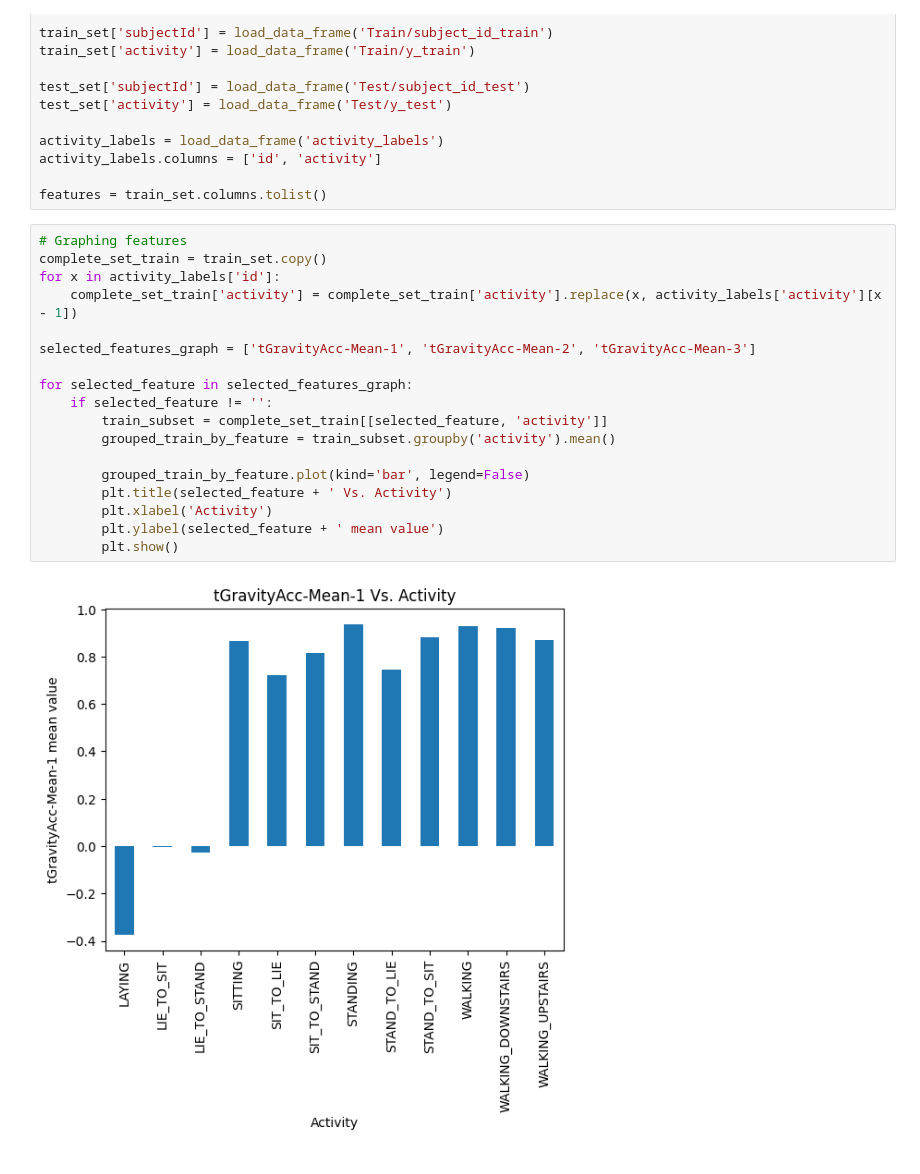
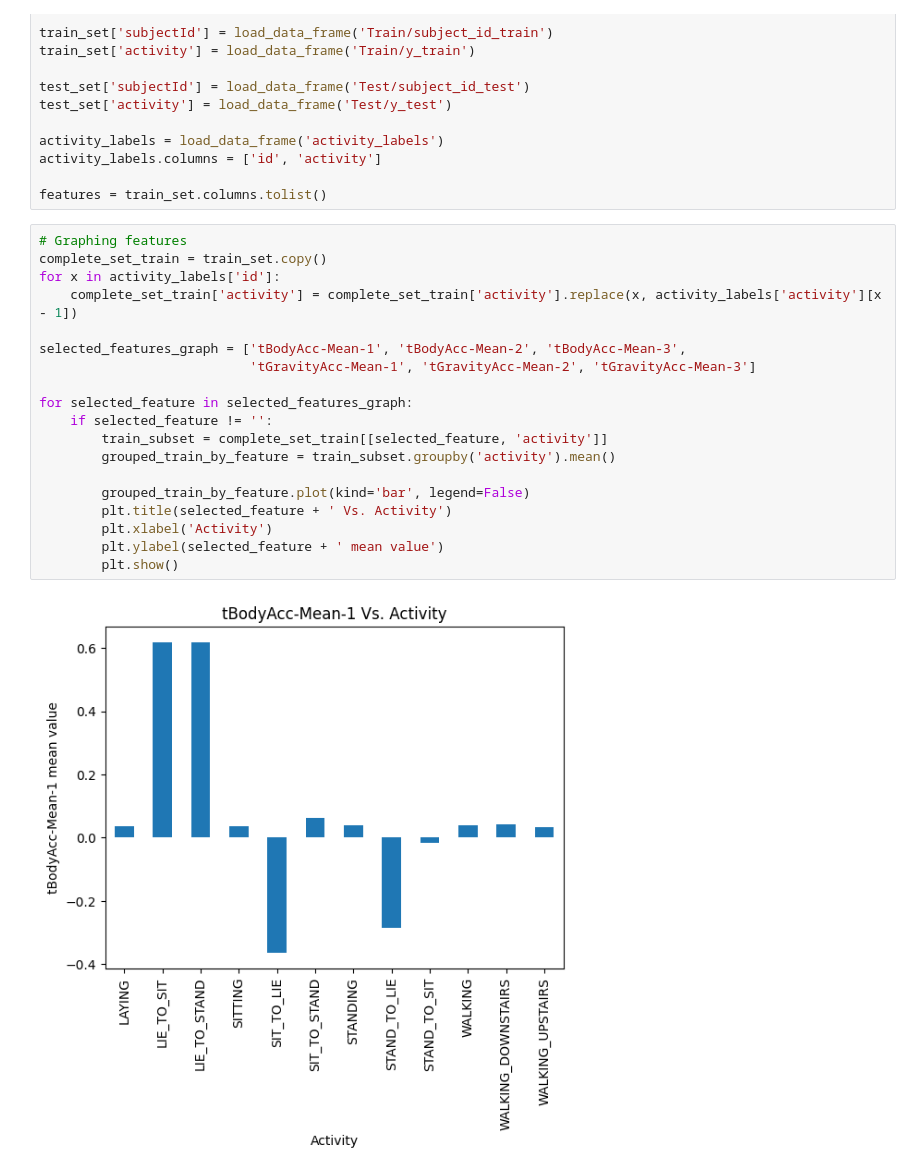
Before and after one commit to stelleron/har-ml-classifier, a Jupyter notebook: feature-analysis.ipynb, the cells around one changed output. Saved outputs shown, nothing was run; the diff lists cells and outputs as text.

```diff
--- a/feature-analysis.ipynb
+++ b/feature-analysis.ipynb
@@ -44,20 +44,21 @@ features = train_set.columns.tolist()
 # %%
 # Graphing features
 complete_set_train = train_set.copy()
 for x in activity_labels['id']:
     complete_set_train['activity'] = complete_set_train['activity'].replace(x, activity_labels['activity'][x - 1])
 
-selected_features_graph = ['tGravityAcc-Mean-1', 'tGravityAcc-Mean-2', 'tGravityAcc-Mean-3']
+selected_features_graph = ['tBodyAcc-Mean-1', 'tBodyAcc-Mean-2', 'tBodyAcc-Mean-3',
+                           'tGravityAcc-Mean-1', 'tGravityAcc-Mean-2', 'tGravityAcc-Mean-3']
 
 for selected_feature in selected_features_graph:
     if selected_feature != '':
         train_subset = complete_set_train[[selected_feature, 'activity']]
         grouped_train_by_feature = train_subset.groupby('activity').mean()
 
         grouped_train_by_feature.plot(kind='bar', legend=False)
         plt.title(selected_feature + ' Vs. Activity')
         plt.xlabel('Activity')
         plt.ylabel(selected_feature + ' mean value')
         plt.show()
 # %% [output]
-[figure, old version]
+[figure, new version]
```
Also changed, not shown: parts of 1 cell of this notebook, 3 other files.
